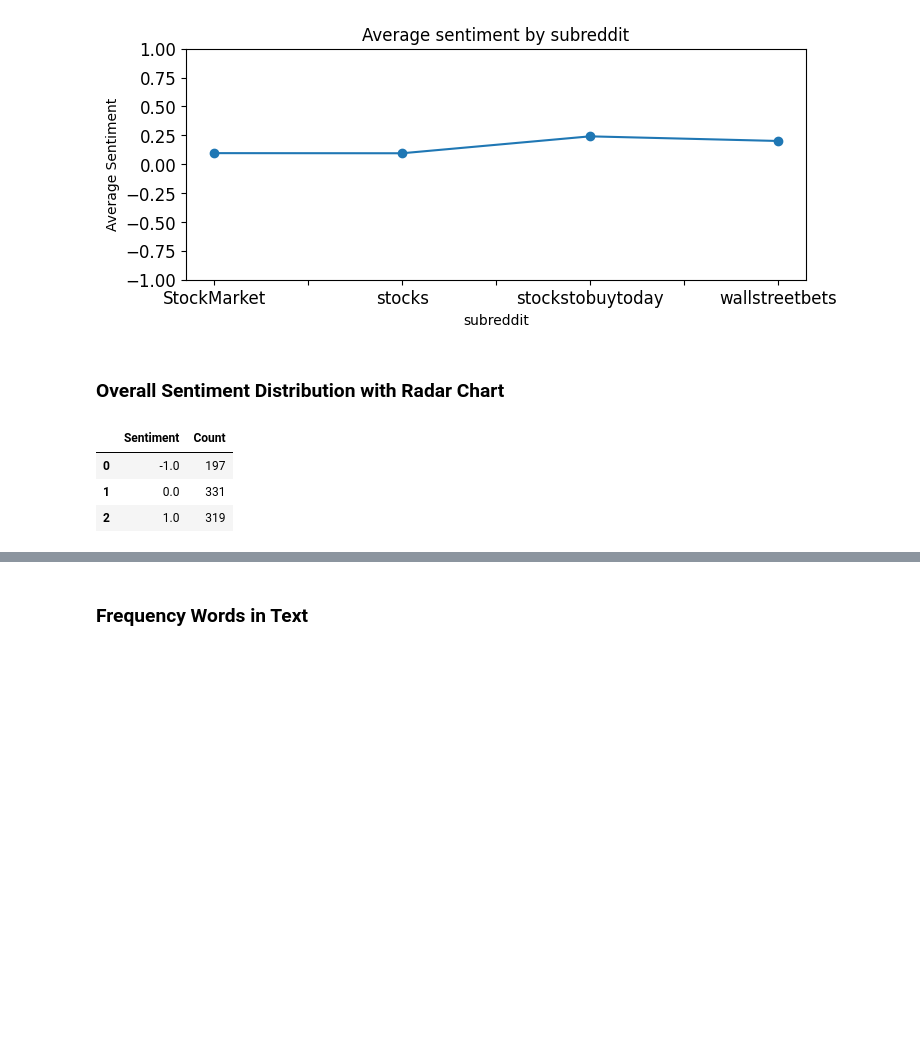
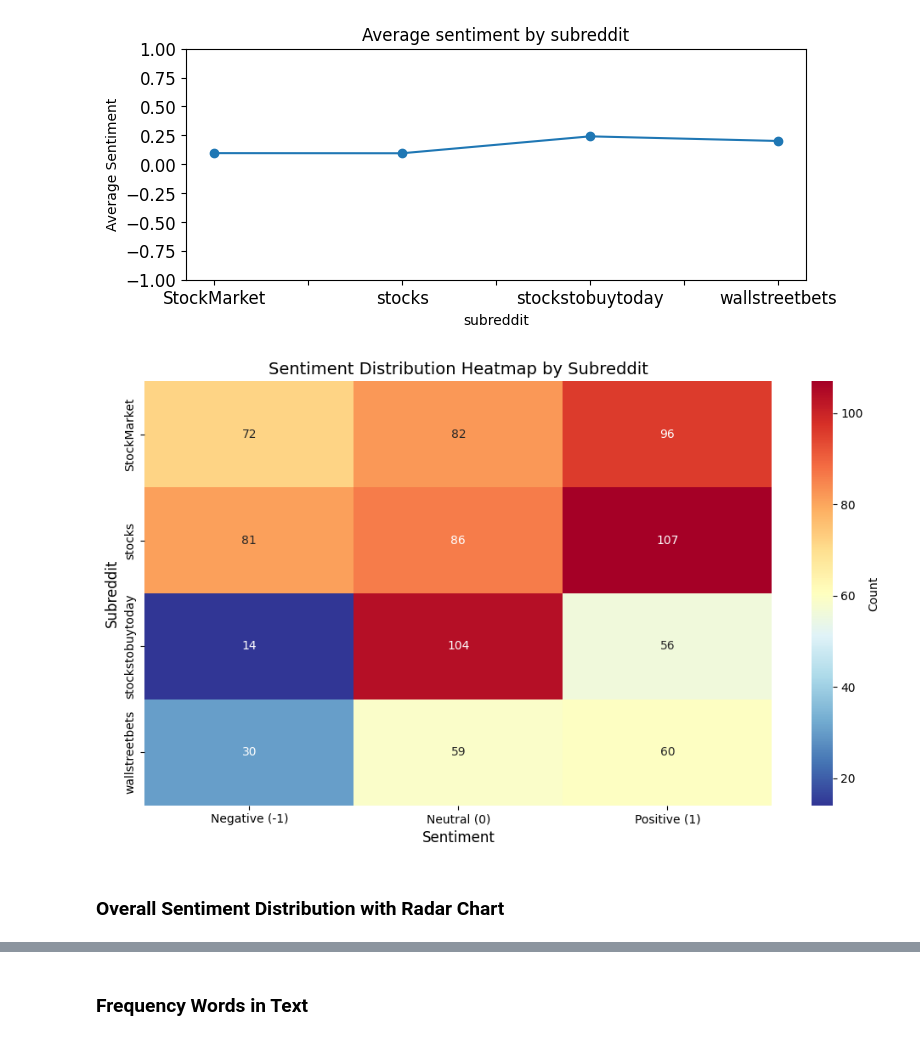
Before and after one commit to jason34105533/DM2025-Lab1-Exercise, a Jupyter notebook: DM2025-Lab1-Homework.ipynb, the cells around one changed output, grey strips where cells are left out. Saved outputs shown, nothing was run; the diff lists cells and outputs as text; code cells hidden in the pictures; blank space fills up the shorter version.

```diff
--- a/DM2025-Lab1-Homework.ipynb
+++ b/DM2025-Lab1-Homework.ipynb
@@ -108,41 +100,29 @@ fig.show()
+# %%
+import seaborn as sns
+
+# A Sentiment Distribution Heatmap using matplotlib and seaborn
+import matplotlib.pyplot as plt
+
+# Create a pivot table for the heatmap
+# Count occurrences of each sentiment for each subreddit
+heatmap_data = X.groupby(['subreddit', 'sentiment']).size().unstack(fill_value=0)
+
+# Create the heatmap
+plt.figure(figsize=(10, 6))
+sns.heatmap(heatmap_data,
+            annot=True,
+            fmt='d',
+            cmap='RdYlBu_r',
+            cbar_kws={'label': 'Count'},
+            xticklabels=['Negative (-1)', 'Neutral (0)', 'Positive (1)'],
+            yticklabels=heatmap_data.index)
+
+plt.title('Sentiment Distribution Heatmap by Subreddit', fontsize=14)
+plt.xlabel('Sentiment', fontsize=12)
+plt.ylabel('Subreddit', fontsize=12)
+plt.tight_layout()
+plt.show()
+# %% [output]
+[figure, added]
 # %% [markdown]
 ### Overall Sentiment Distribution with Radar Chart
-# %%
-# Create a radar chart for sentiment distribution
-import plotly.graph_objects as go
-
-# Count sentiment values
-sentiment_counts = X['sentiment'].value_counts().sort_index()
-
-# Create radar chart
-fig = go.Figure()
-
-fig.add_trace(go.Scatterpolar(
-    r=sentiment_counts.values,
-    theta=['Negative (-1)', 'Neutral (0)', 'Positive (1)'],
-    fill='toself',
-    name='Sentiment Distribution'
-))
-
-fig.update_layout(
-    polar=dict(
-        radialaxis=dict(
-            visible=True,
-            range=[0, sentiment_counts.max()]
-        )),
-    showlegend=True,
-    title="Sentiment Distribution Radar Chart"
-)
-
-fig.show()
-
-# print out a table of the sentiment distribution
-sentiment_distribution = X['sentiment'].value_counts().sort_index()
-sentiment_distribution_df = pd.DataFrame(sentiment_distribution).reset_index()
-sentiment_distribution_df.columns = ['Sentiment', 'Count']
-sentiment_distribution_df
-# %% [output]
-|  | Sentiment | Count |
-| 0 | -1.0 | 197 |
-| 1 | 0.0 | 331 |
-| 2 | 1.0 | 319 |
```
Also changed, not shown: parts of 4 cells of this notebook.
